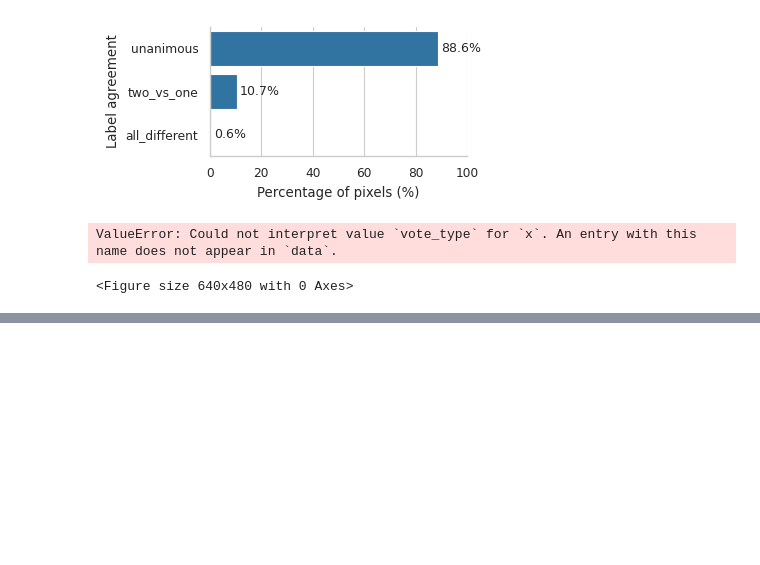
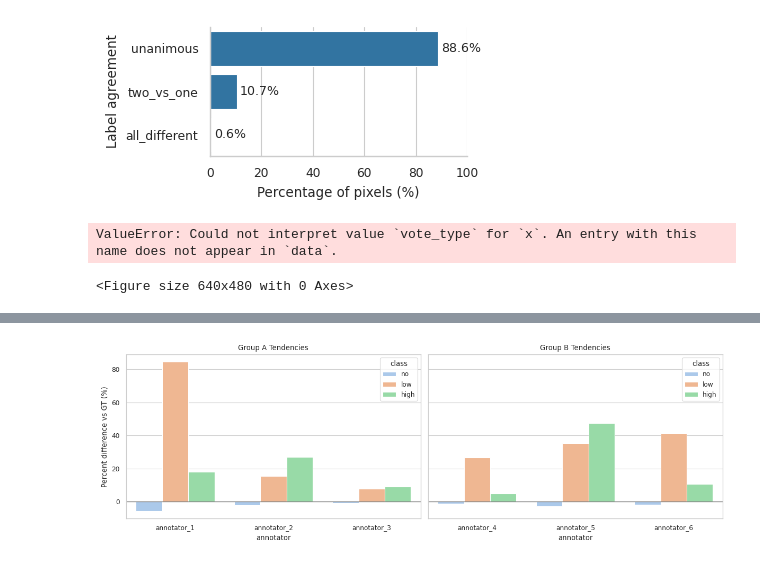
Before and after one commit to Way-Yuhao/CLIPSeg-debris, a Jupyter notebook: notebooks/03 - Inter Annotator.ipynb, the cells around one changed output, grey strips where cells are left out. Drawn from its saved outputs; the diff is of its cells as text; code cells hidden in the pictures; blank space fills up the shorter version.

```diff
--- a/notebooks/03 - Inter Annotator.ipynb
+++ b/notebooks/03 - Inter Annotator.ipynb
@@ -263,0 +308,43 @@ ValueError: Could not interpret value `vote_type` for `x`. An entry with this na
+# %%
+# 1. Split into group A and B
+group_a = count_df[count_df['annotator_4_no'].isna()]
+group_b = count_df[count_df['annotator_4_no'].notna()]
+
+# 2. Helper to compute percent-difference tendencies
+def compute_tendencies(df: pd.DataFrame, annotators: list, class_labels: list) -> pd.DataFrame:
+    gt_cols = [f'gt_{cl}' for cl in class_labels]
+    gt_sums = df[gt_cols].sum(skipna=True)
+    records = []
+    for ann in annotators:
+        ann_sums = df[[f'{ann}_{cl}' for cl in class_labels]].sum(skipna=True)
+        for cl in class_labels:
+            pct_diff = (ann_sums[f'{ann}_{cl}'] / gt_sums[f'gt_{cl}'] - 1) * 100
+            records.append({'annotator': ann, 'class': cl, 'pct_diff': pct_diff})
+    return pd.DataFrame(records)
+
+annotators_a = ['annotator_1','annotator_2','annotator_3']
+annotators_b = ['annotator_4','annotator_5','annotator_6']
+classes = ['no','low','high']
+
+tendencies_a = compute_tendencies(group_a, annotators_a, classes)
+tendencies_b = compute_tendencies(group_b, annotators_b, classes)
+# %%
+# 3. Plot side-by-side barplots
+fig, (ax1, ax2) = plt.subplots(1, 2, figsize=(12, 4), sharey=True)
+
+sns.barplot(data=tendencies_a, x='annotator', y='pct_diff', hue='class',
+            palette='pastel', ax=ax1)
+ax1.axhline(0, color='gray', linewidth=1)
+ax1.set_title('Group A Tendencies')
+ax1.set_ylabel('Percent difference vs GT (%)')
+
+sns.barplot(data=tendencies_b, x='annotator', y='pct_diff', hue='class',
+            palette='pastel', ax=ax2)
+ax2.axhline(0, color='gray', linewidth=1)
+ax2.set_title('Group B Tendencies')
+ax2.set_ylabel('')
+
+plt.tight_layout()
+plt.show()
+# %% [output]
+[figure, added]
```
Also changed, not shown: parts of 11 cells of this notebook, 5 other files.
